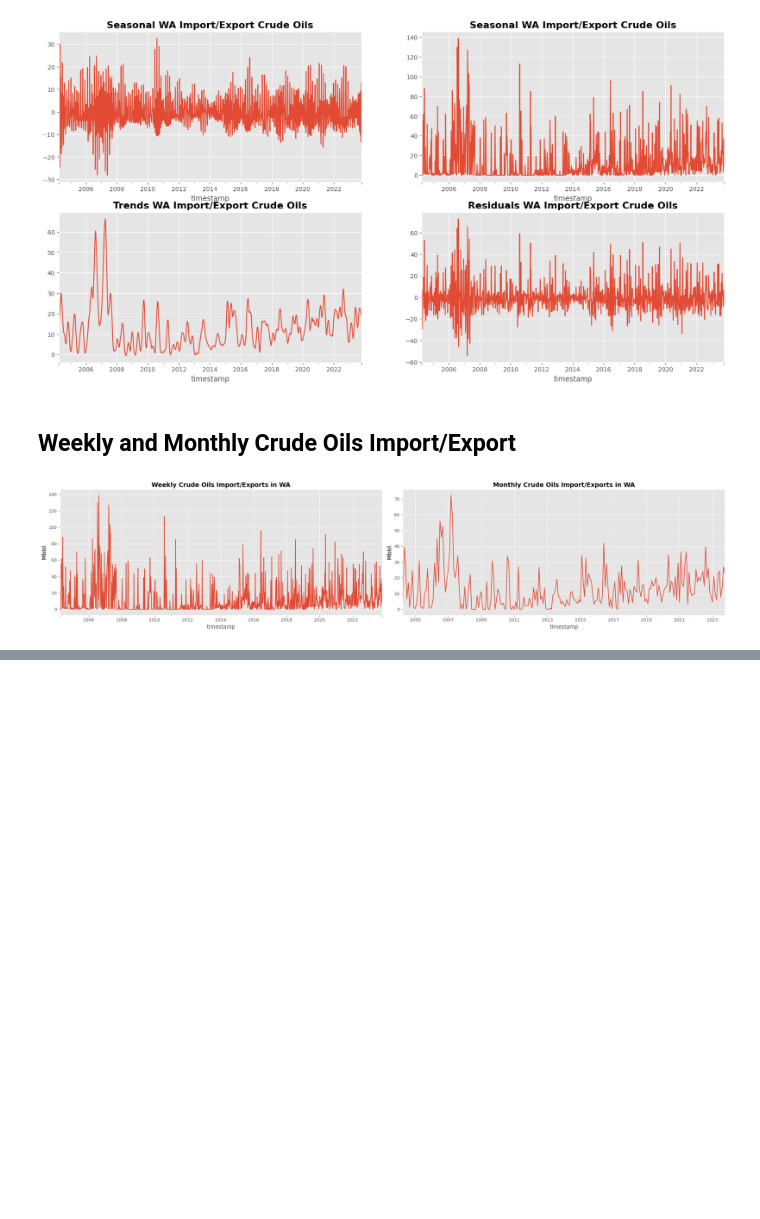
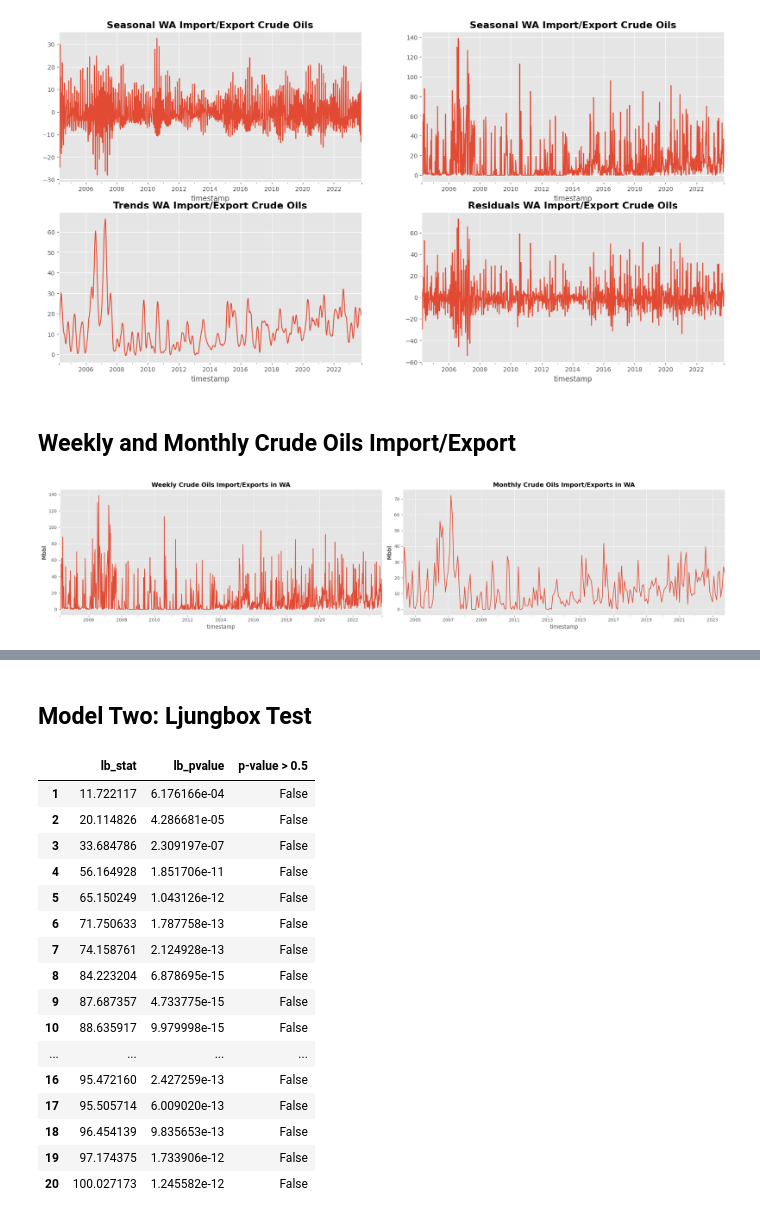
Before and after one commit to OdinProjectI/GasolinePricesAnalysis, a Jupyter notebook: CrudeOilStocks.ipynb, the cells around one changed output, grey strips where cells are left out. Saved outputs shown, nothing was run; the diff lists cells and outputs as text; code cells hidden in the pictures; blank space fills up the shorter version.

```diff
--- a/CrudeOilStocks.ipynb
+++ b/CrudeOilStocks.ipynb
@@ -265,0 +345,22 @@ plt.tight_layout()
+# %% [markdown]
+## **Model Two: Ljungbox Test**
+# %%
+pd.concat([acorr_ljungbox(np.array(residuals), lags=20 ), acorr_ljungbox(np.array(residuals), lags=20 ).apply(lambda row: row > 0.5).rename({'lb_pvalue': 'p-value > 0.5' }, axis=1)['p-value > 0.5'] ], axis=1)
+# %% [output]
+|  | lb_stat | lb_pvalue | p-value > 0.5 |
+| 1 | 11.722117 | 6.176166e-04 | False |
+| 2 | 20.114826 | 4.286681e-05 | False |
+| 3 | 33.684786 | 2.309197e-07 | False |
+| 4 | 56.164928 | 1.851706e-11 | False |
+| 5 | 65.150249 | 1.043126e-12 | False |
+| 6 | 71.750633 | 1.787758e-13 | False |
+| 7 | 74.158761 | 2.124928e-13 | False |
+| 8 | 84.223204 | 6.878695e-15 | False |
+| 9 | 87.687357 | 4.733775e-15 | False |
+| 10 | 88.635917 | 9.979998e-15 | False |
+| ... | ... | ... | ... |
+| 16 | 95.472160 | 2.427259e-13 | False |
+| 17 | 95.505714 | 6.009020e-13 | False |
+| 18 | 96.454139 | 9.835653e-13 | False |
+| 19 | 97.174375 | 1.733906e-12 | False |
+| 20 | 100.027173 | 1.245582e-12 | False |
```
Also changed, not shown: parts of 7 cells of this notebook.
